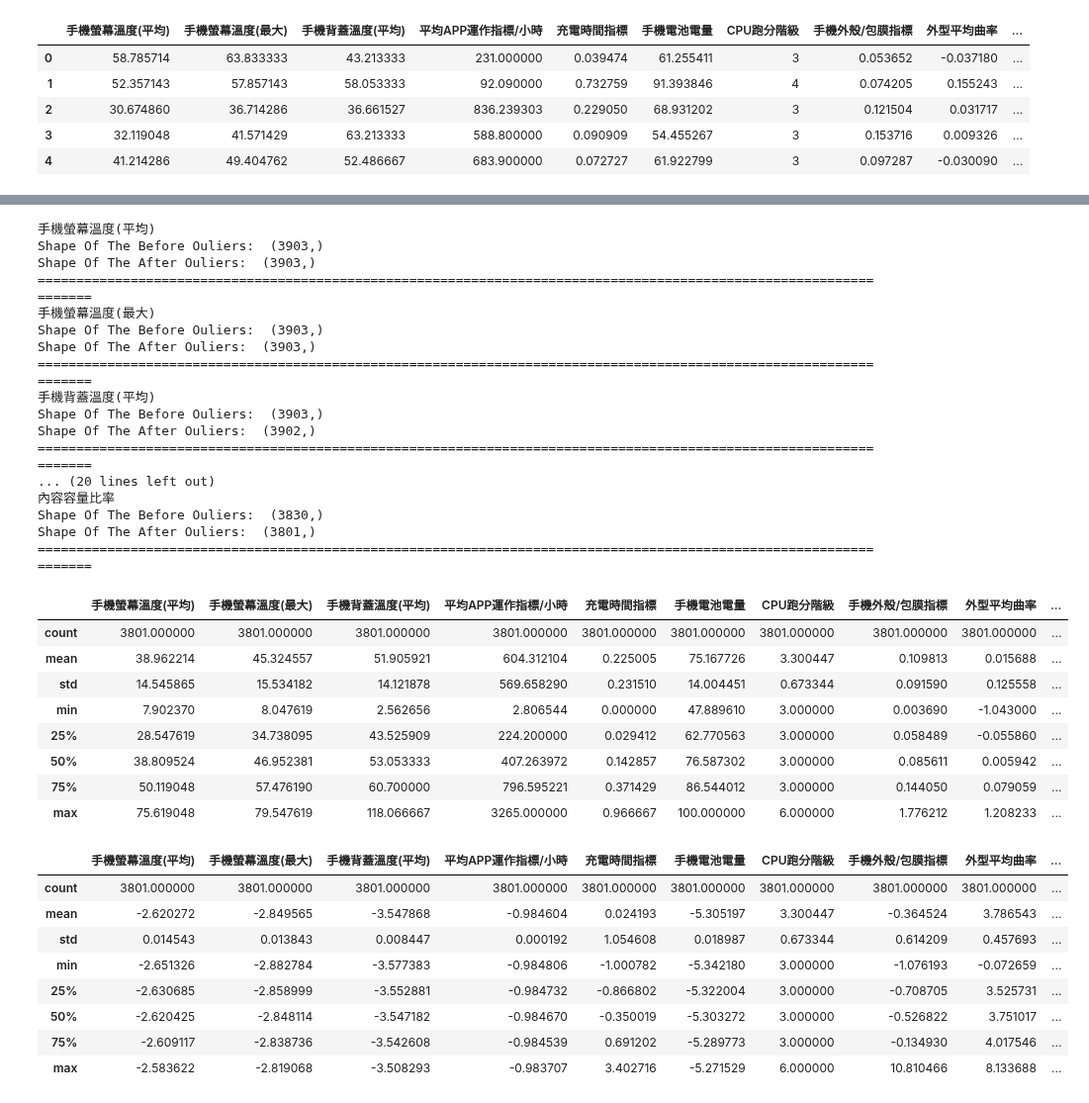
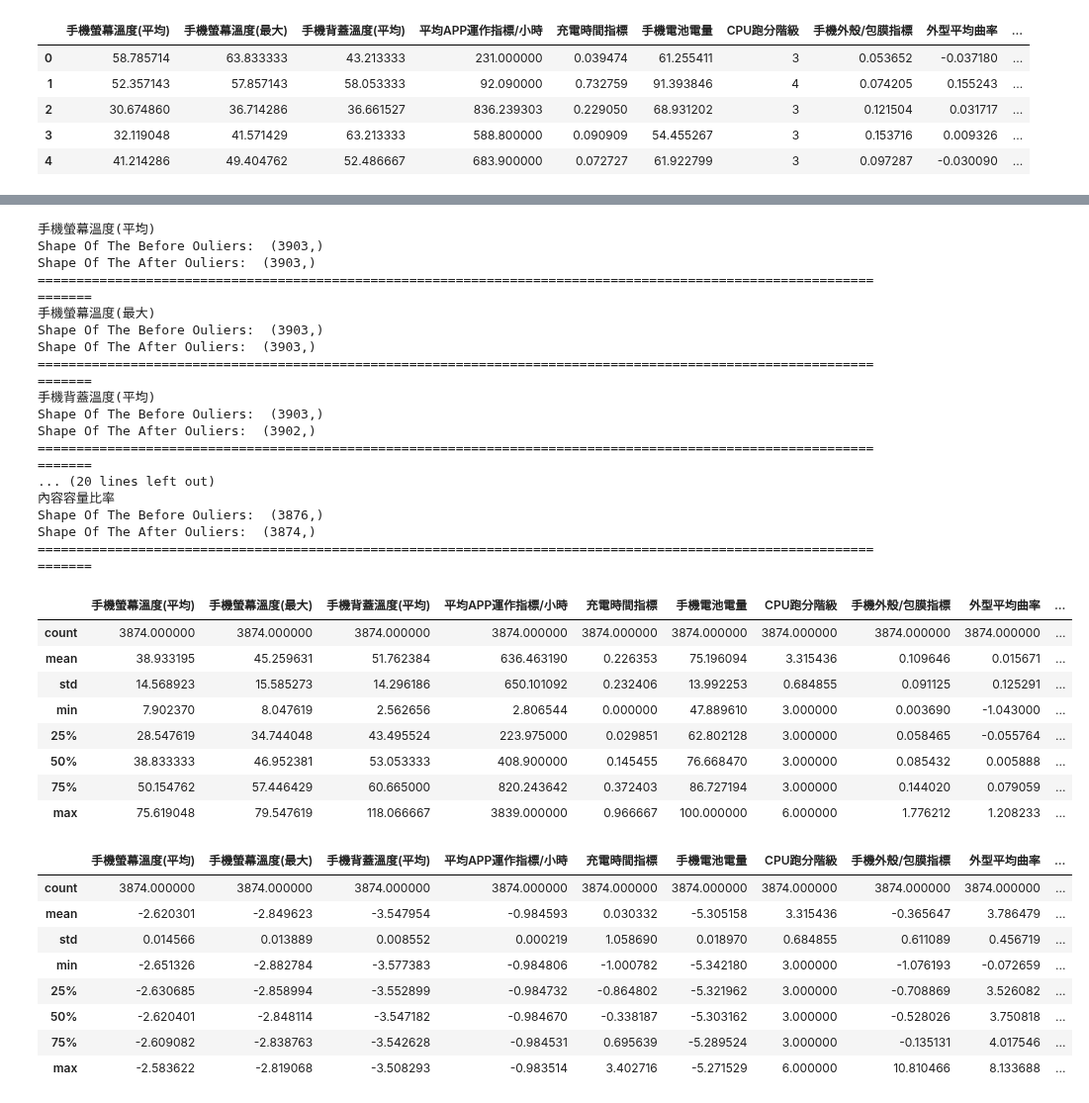
Before and after one commit to jeremy4111/ai, a Jupyter notebook: xgboost.ipynb, the cells around one changed output, grey strips where cells are left out. Shown at 99% size. Saved outputs shown, nothing was run; the diff lists cells and outputs as text; code cells hidden in the pictures.

```diff
--- a/xgboost.ipynb
+++ b/xgboost.ipynb
@@ -57,44 +57,44 @@ def  outlier_del(data_frame,name_list_outlier,n1=5,n2=5):
         # 过滤离群值
         filtered_entries = ((data_frame[name] >= lower_bound) & (data_frame[name] <= upper_bound))
         data_frame = data_frame[filtered_entries]
 
         print("Shape Of The After Ouliers: ",data_frame[name].shape)
         print('===================================================================================================================')
     return data_frame
 
 #data_train=outlier_del(data_train,['手機螢幕溫度(平均)'],n1=0.1,n2=5)
 #data_train=outlier_del(data_train,['手機背蓋溫度(平均)'],n1=0.1,n2=5)
 #data_train=outlier_del(data_train,['上網頻率指標'],n1=0.1,n2=5)
-data_train=outlier_del(data_train,name_list_outlier,n1=4,n2=4)
+data_train=outlier_del(data_train,name_list_outlier,n1=5,n2=5)
 
 data_train.describe()
 # %% [output]
 手機螢幕溫度(平均)
 Shape Of The Before Ouliers:  (3903,)
 Shape Of The After Ouliers:  (3903,)
 ===================================================================================================================
 手機螢幕溫度(最大)
 Shape Of The Before Ouliers:  (3903,)
 Shape Of The After Ouliers:  (3903,)
 ===================================================================================================================
 手機背蓋溫度(平均)
 Shape Of The Before Ouliers:  (3903,)
 Shape Of The After Ouliers:  (3902,)
 ===================================================================================================================
 ... (20 lines left out)
 內容容量比率
-Shape Of The Before Ouliers:  (3830,)
-Shape Of The After Ouliers:  (3801,)
+Shape Of The Before Ouliers:  (3876,)
+Shape Of The After Ouliers:  (3874,)
 ===================================================================================================================
 |  | 手機螢幕溫度(平均) | 手機螢幕溫度(最大) | 手機背蓋溫度(平均) | 平均APP運作指標/小時 | 充電時間指標 | 手機電池電量 | CPU跑分階級 | 手機外殼/包膜指標 | 外型平均曲率 | ... |
-| count | 3801.000000 | 3801.000000 | 3801.000000 | 3801.000000 | 3801.000000 | 3801.000000 | 3801.000000 | 3801.000000 | 3801.000000 | ... |
-| mean | 38.962214 | 45.324557 | 51.905921 | 604.312104 | 0.225005 | 75.167726 | 3.300447 | 0.109813 | 0.015688 | ... |
-| std | 14.545865 | 15.534182 | 14.121878 | 569.658290 | 0.231510 | 14.004451 | 0.673344 | 0.091590 | 0.125558 | ... |
+| count | 3874.000000 | 3874.000000 | 3874.000000 | 3874.000000 | 3874.000000 | 3874.000000 | 3874.000000 | 3874.000000 | 3874.000000 | ... |
+| mean | 38.933195 | 45.259631 | 51.762384 | 636.463190 | 0.226353 | 75.196094 | 3.315436 | 0.109646 | 0.015671 | ... |
+| std | 14.568923 | 15.585273 | 14.296186 | 650.101092 | 0.232406 | 13.992253 | 0.684855 | 0.091125 | 0.125291 | ... |
 | min | 7.902370 | 8.047619 | 2.562656 | 2.806544 | 0.000000 | 47.889610 | 3.000000 | 0.003690 | -1.043000 | ... |
-| 25% | 28.547619 | 34.738095 | 43.525909 | 224.200000 | 0.029412 | 62.770563 | 3.000000 | 0.058489 | -0.055860 | ... |
-| 50% | 38.809524 | 46.952381 | 53.053333 | 407.263972 | 0.142857 | 76.587302 | 3.000000 | 0.085611 | 0.005942 | ... |
-| 75% | 50.119048 | 57.476190 | 60.700000 | 796.595221 | 0.371429 | 86.544012 | 3.000000 | 0.144050 | 0.079059 | ... |
-| max | 75.619048 | 79.547619 | 118.066667 | 3265.000000 | 0.966667 | 100.000000 | 6.000000 | 1.776212 | 1.208233 | ... |
+| 25% | 28.547619 | 34.744048 | 43.495524 | 223.975000 | 0.029851 | 62.802128 | 3.000000 | 0.058465 | -0.055764 | ... |
+| 50% | 38.833333 | 46.952381 | 53.053333 | 408.900000 | 0.145455 | 76.668470 | 3.000000 | 0.085432 | 0.005888 | ... |
+| 75% | 50.154762 | 57.446429 | 60.665000 | 820.243642 | 0.372403 | 86.727194 | 3.000000 | 0.144020 | 0.079059 | ... |
+| max | 75.619048 | 79.547619 | 118.066667 | 3839.000000 | 0.966667 | 100.000000 | 6.000000 | 1.776212 | 1.208233 | ... |
 # %%
 import pandas as pd
 from sklearn.preprocessing import MinMaxScaler, StandardScaler
@@ -128,14 +128,14 @@ data_train=train_df_processed
 data_train.describe()
 # %% [output]
 |  | 手機螢幕溫度(平均) | 手機螢幕溫度(最大) | 手機背蓋溫度(平均) | 平均APP運作指標/小時 | 充電時間指標 | 手機電池電量 | CPU跑分階級 | 手機外殼/包膜指標 | 外型平均曲率 | ... |
-| count | 3801.000000 | 3801.000000 | 3801.000000 | 3801.000000 | 3801.000000 | 3801.000000 | 3801.000000 | 3801.000000 | 3801.000000 | ... |
-| mean | -2.620272 | -2.849565 | -3.547868 | -0.984604 | 0.024193 | -5.305197 | 3.300447 | -0.364524 | 3.786543 | ... |
-| std | 0.014543 | 0.013843 | 0.008447 | 0.000192 | 1.054608 | 0.018987 | 0.673344 | 0.614209 | 0.457693 | ... |
+| count | 3874.000000 | 3874.000000 | 3874.000000 | 3874.000000 | 3874.000000 | 3874.000000 | 3874.000000 | 3874.000000 | 3874.000000 | ... |
+| mean | -2.620301 | -2.849623 | -3.547954 | -0.984593 | 0.030332 | -5.305158 | 3.315436 | -0.365647 | 3.786479 | ... |
+| std | 0.014566 | 0.013889 | 0.008552 | 0.000219 | 1.058690 | 0.018970 | 0.684855 | 0.611089 | 0.456719 | ... |
 | min | -2.651326 | -2.882784 | -3.577383 | -0.984806 | -1.000782 | -5.342180 | 3.000000 | -1.076193 | -0.072659 | ... |
-| 25% | -2.630685 | -2.858999 | -3.552881 | -0.984732 | -0.866802 | -5.322004 | 3.000000 | -0.708705 | 3.525731 | ... |
-| 50% | -2.620425 | -2.848114 | -3.547182 | -0.984670 | -0.350019 | -5.303272 | 3.000000 | -0.526822 | 3.751017 | ... |
-| 75% | -2.609117 | -2.838736 | -3.542608 | -0.984539 | 0.691202 | -5.289773 | 3.000000 | -0.134930 | 4.017546 | ... |
-| max | -2.583622 | -2.819068 | -3.508293 | -0.983707 | 3.402716 | -5.271529 | 6.000000 | 10.810466 | 8.133688 | ... |
+| 25% | -2.630685 | -2.858994 | -3.552899 | -0.984732 | -0.864802 | -5.321962 | 3.000000 | -0.708869 | 3.526082 | ... |
+| 50% | -2.620401 | -2.848114 | -3.547182 | -0.984670 | -0.338187 | -5.303162 | 3.000000 | -0.528026 | 3.750818 | ... |
+| 75% | -2.609082 | -2.838763 | -3.542628 | -0.984531 | 0.695639 | -5.289524 | 3.000000 | -0.135131 | 4.017546 | ... |
+| max | -2.583622 | -2.819068 | -3.508293 | -0.983514 | 3.402716 | -5.271529 | 6.000000 | 10.810466 | 8.133688 | ... |
 # %%
 #Step (3): 用X儲存features, Y為labels(Underclocking)
 y_data = data_train['Underclocking'].to_numpy()
```
Also changed, not shown: parts of 4 cells of this notebook.
